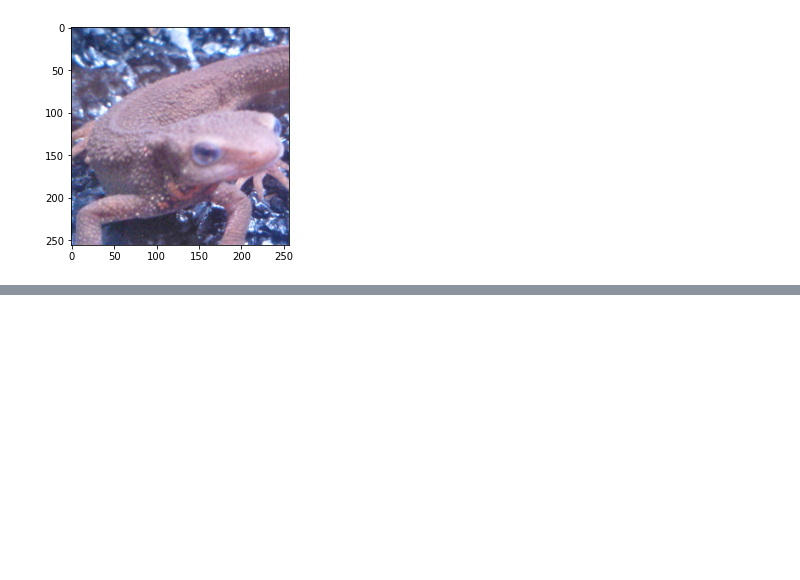
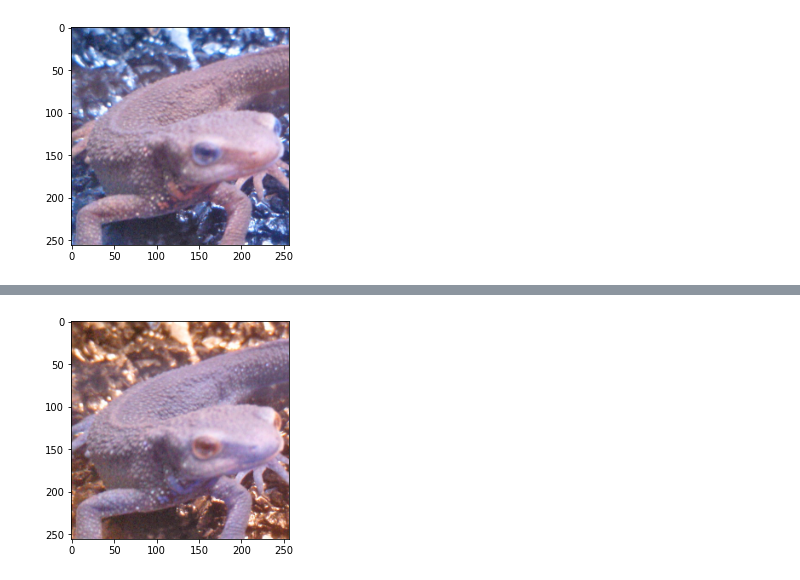
Before and after one commit to honehaniwa/Gasyori100knock, a Jupyter notebook: Question01_10.ipynb, the cells around one changed output, grey strips where cells are left out. Drawn from its saved outputs; the diff is of its cells as text; code cells hidden in the pictures; blank space fills up the shorter version.

```diff
--- a/Question01_10.ipynb
+++ b/Question01_10.ipynb
@@ -12,3 +15,13 @@ plt.imshow(img_orig)
 plt.show()
 # %% [output]
 [figure]
+# %%
+# 便利そうな関数を先に作っとく
+
+def show(img):
+    plt.imshow(img)
+    plt.show()
+
+def show_gray(img):
+    plt.imshow(img_q2, cmap='gray')
+    plt.show()
@@ -14,0 +34,8 @@ plt.show()
+# %%
+def rotate(img):
+    return img[..., ::-1]
+
+img_q1 = rotate(img_orig)
+show(img_q1)
+# %% [output]
+[figure, added]
```
Also changed, not shown: parts of 6 cells of this notebook.
